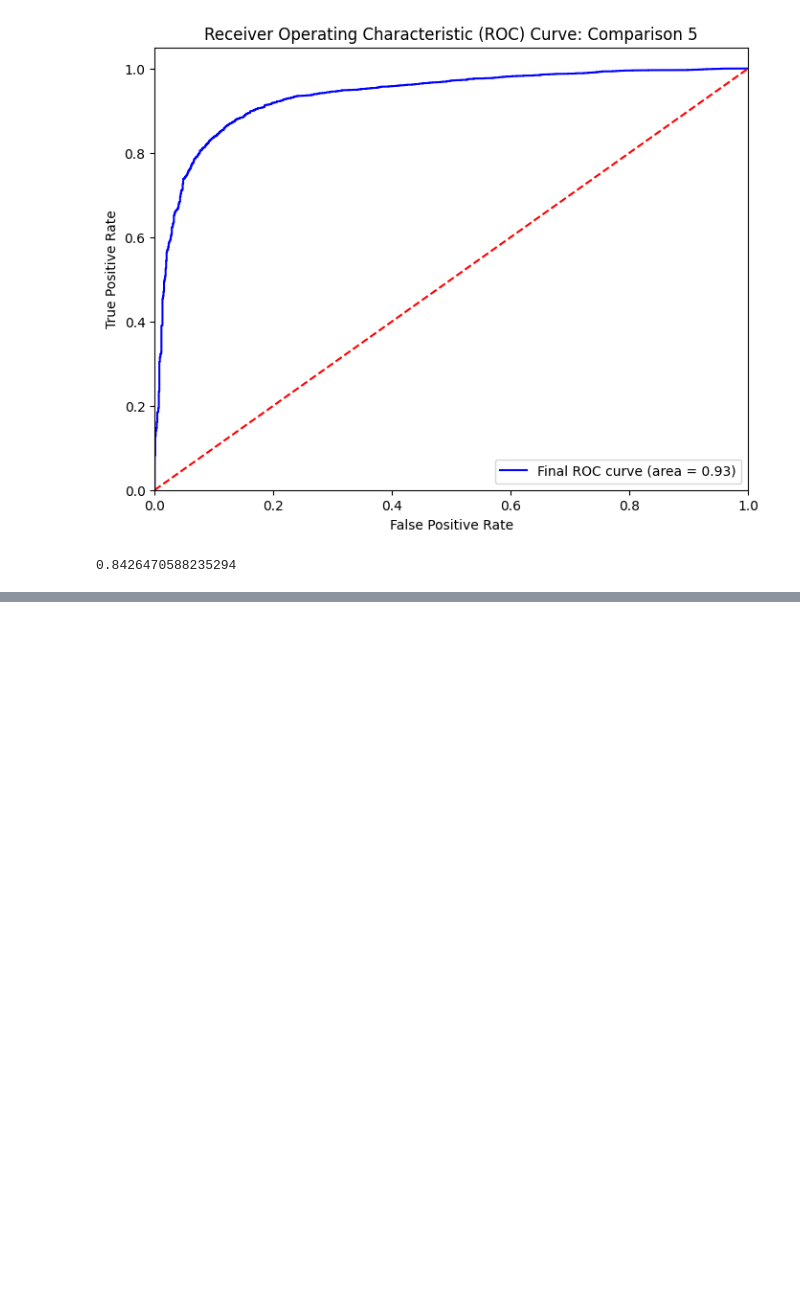
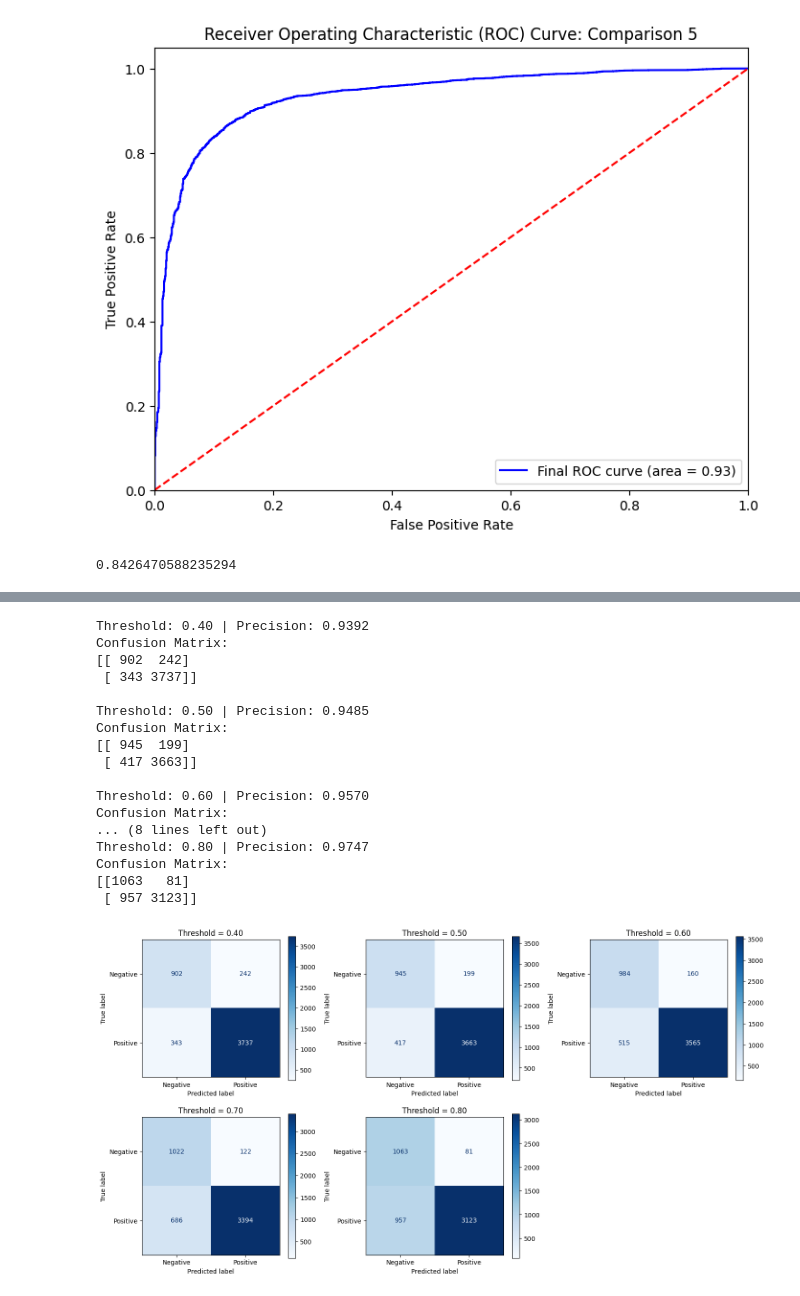
Before and after one commit to christianndjanda/-DST_Assessment_1_Group_4, a Jupyter notebook: ImranV/logitistic_reg_model.ipynb, the cells around one changed output, grey strips where cells are left out. Drawn from its saved outputs; the diff is of its cells as text; code cells hidden in the pictures; blank space fills up the shorter version.

Commit message:
final model (under sampling for simplicity)

```diff
--- a/ImranV/logitistic_reg_model.ipynb
+++ b/ImranV/logitistic_reg_model.ipynb
@@ -1089,0 +1106,18 @@ However our `final_model` using a threshold of 0.6 has precision of 0.9660, with
+# %%
+final_model = LogisticRegression(C=100, penalty='l1',max_iter=500,solver= 'liblinear', tol=0.0001)
+final_model.fit(X_train_resampled, y_train_resampled)
+
+y_pred_final= final_model.predict(X_test)
+
+
+
+precision= precision_score(y_test, y_pred_final)
+recall = recall_score(y_test, y_pred_final)
+f1 = f1_score(y_test, y_pred_final)
+
+print('Model accuracy score: {0:0.4f}'. format(accuracy_score(y_test, y_pred_final)))
+print("\nClassification Report:\n", classification_report(y_test, y_pred_final))
+print("Confusion Matrix:\n", confusion_matrix(y_test, y_pred_final))
+print(f'Precision: {precision:.2f}')
+print(f'Recall: {recall:.2f}')
+print(f'F1 Score: {f1:.2f}')
@@ -1089,0 +1143,57 @@ However our `final_model` using a threshold of 0.6 has precision of 0.9660, with
+# %%
+y_scores = final_model.predict_proba(X_test)[:, 1]
+
+precision, recall, thresholds = precision_recall_curve(y_test, y_scores)
+
+thresholds = [0.4, 0.5, 0.6, 0.7, 0.8]
+
+
+precision_list = []
+confusion_matrices = []
+
+
+for threshold in thresholds:
+    y_pred = (y_scores >= threshold).astype(int)
+
+    precision = precision_score(y_test, y_pred)
+    precision_list.append(precision)
+
+
+    cm = confusion_matrix(y_test, y_pred)
+    confusion_matrices.append(cm)
+
+    print(f'Threshold: {threshold:.2f} | Precision: {precision:.4f}')
+    print(f'Confusion Matrix:\n{cm}\n')
+
+def plot_confusion_matrices(confusion_matrices, thresholds):
+    plt.figure(figsize=(15, 8))
+
+    for i, cm in enumerate(confusion_matrices):
+        plt.subplot(2, 3, i + 1)
+        disp = ConfusionMatrixDisplay(confusion_matrix=cm, display_labels=['Negative', 'Positive'])
+        disp.plot(cmap=plt.cm.Blues, ax=plt.gca())
+        plt.title(f'Threshold = {thresholds[i]:.2f}')
+
+    plt.tight_layout()
+    plt.show()
+
+plot_confusion_matrices(confusion_matrices, thresholds)
+# %% [output]
+Threshold: 0.40 | Precision: 0.9392
+Confusion Matrix:
+[[ 902  242]
+ [ 343 3737]]
+
+Threshold: 0.50 | Precision: 0.9485
+Confusion Matrix:
+[[ 945  199]
+ [ 417 3663]]
+
+Threshold: 0.60 | Precision: 0.9570
+Confusion Matrix:
+... (8 lines left out)
+Threshold: 0.80 | Precision: 0.9747
+Confusion Matrix:
+[[1063   81]
+ [ 957 3123]]
+[figure, added]
```
Also changed, not shown: parts of 19 cells of this notebook.
